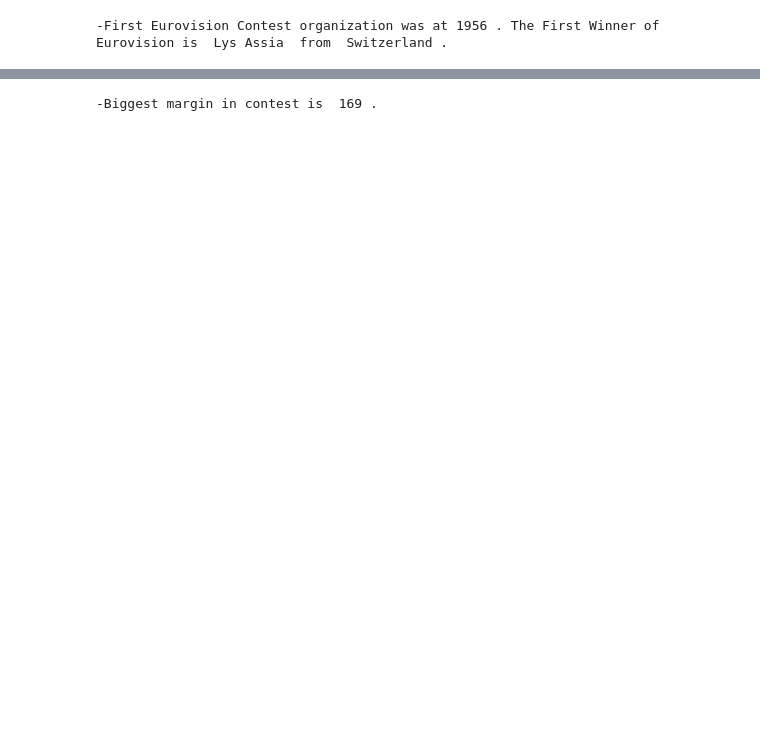
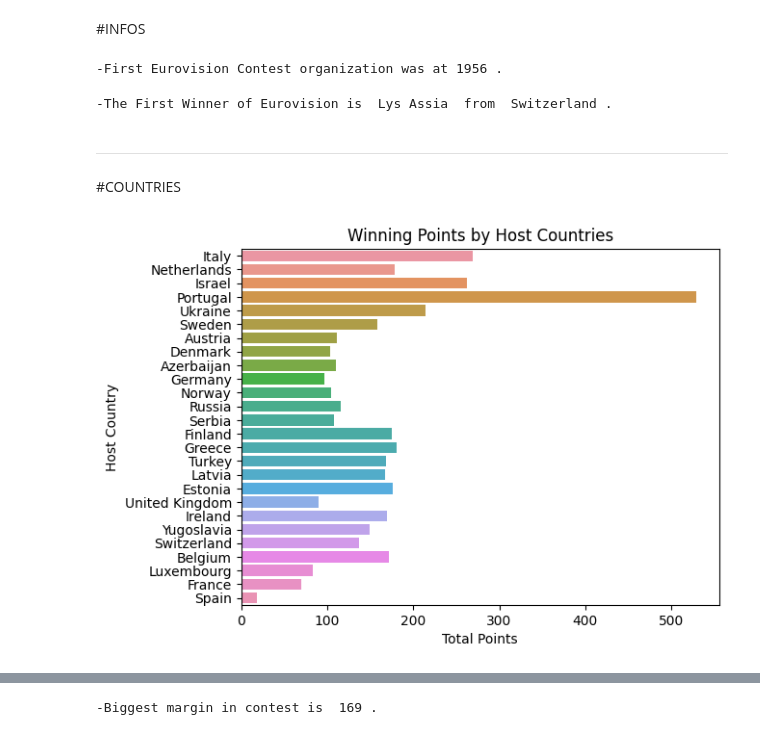
Before and after one commit to sedataskan/eurovision, a Jupyter notebook: eurovision.ipynb, the cells around one changed output, grey strips where cells are left out. Drawn from its saved outputs; the diff is of its cells as text; code cells hidden in the pictures; blank space fills up the shorter version.

```diff
--- a/eurovision.ipynb
+++ b/eurovision.ipynb
@@ -15,12 +23,39 @@ vote = pd.read_csv('./datasets/voteToFrom.csv')
+# %% [markdown]
+#INFOS
+# %%
+#First Eurovision
+
+year = eurovision['year'].min()
+
+print("-First Eurovision Contest organization was at", year, ".")
+# %% [output]
+-First Eurovision Contest organization was at 1956 .
 # %%
 #Who was the first winner
 
-year = eurovision['year'].min()
 winners = eurovision[eurovision['winner'] == True]
 
 firstWinner = winners[winners['year'] == year].artist.item()
 country = winners[winners['year'] == year].artist_country.item()
 
-print("-First Eurovision Contest organization was at", year, ". The First Winner of Eurovision is ", firstWinner," from ", country,".")
+print("-The First Winner of Eurovision is ", firstWinner," from ", country,".")
 # %% [output]
--First Eurovision Contest organization was at 1956 . The First Winner of Eurovision is  Lys Assia  from  Switzerland .
+-The First Winner of Eurovision is  Lys Assia  from  Switzerland .
+# %% [markdown]
+------------------------
+# %% [markdown]
+#COUNTRIES
+# %%
+#winning points by host countries
+
+winner = eurovision.loc[eurovision['winner'] == True]
+
+sb.barplot(data=winner, y=winner['host_country'], x=winner['total_points'], errorbar = None)
+
+plt.title("Winning Points by Host Countries")
+plt.xlabel("Total Points")
+plt.ylabel("Host Country")
+
+plt.show()
+# %% [output]
+[figure, added]
```
Also changed, not shown: parts of 20 cells of this notebook.
